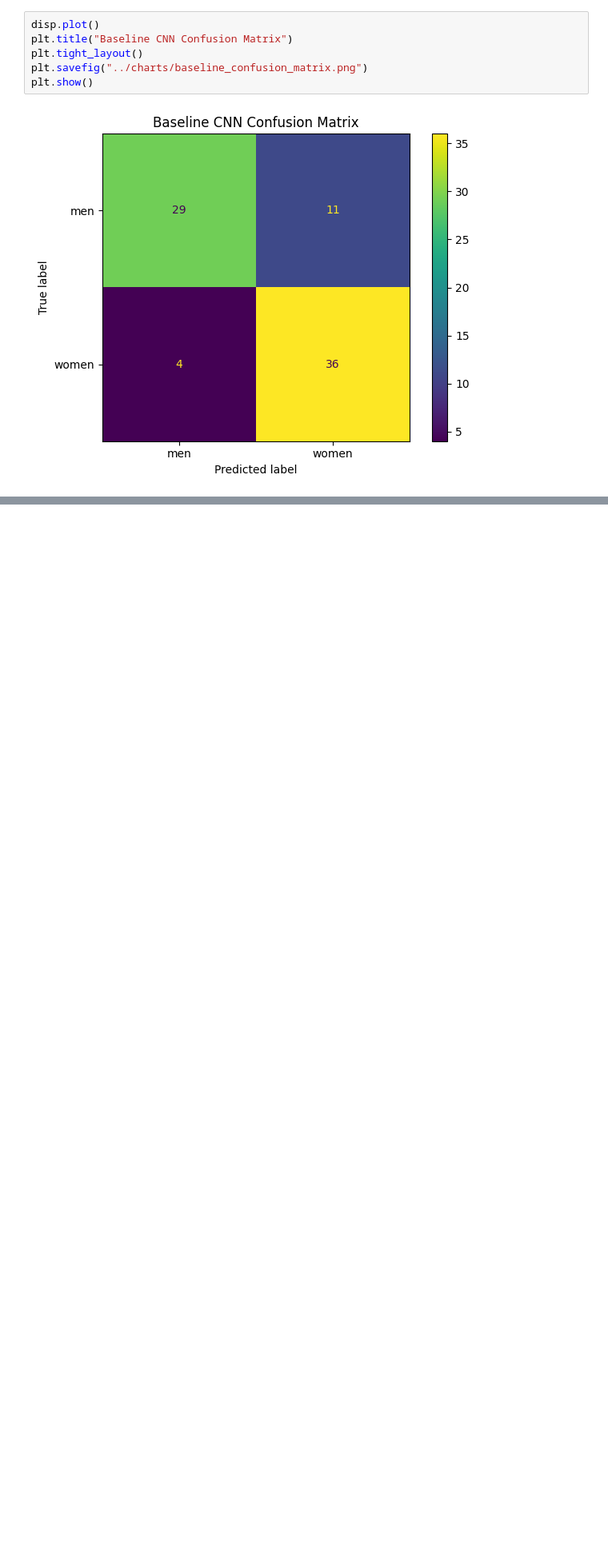
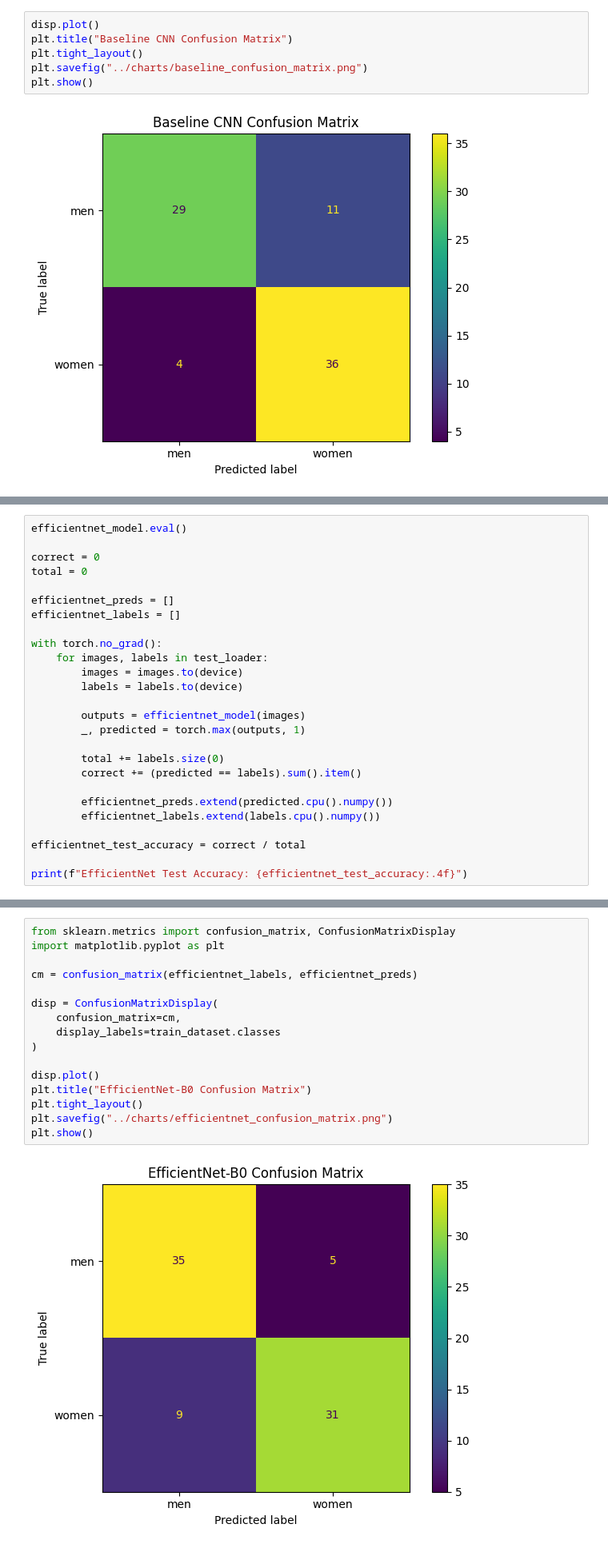
Before and after one commit to myahid1/Gender_Classification_Project, a Jupyter notebook: notebooks/01_eda.ipynb, the cells around one changed output, grey strips where cells are left out. Shown at 80% size. Cells and saved outputs as stored; diff of their text form; blank space fills up the shorter version.

```diff
--- a/notebooks/01_eda.ipynb
+++ b/notebooks/01_eda.ipynb
@@ -475,0 +516,26 @@ plt.show()
+# %%
+efficientnet_model.eval()
+
+correct = 0
+total = 0
+
+efficientnet_preds = []
+efficientnet_labels = []
+
+with torch.no_grad():
+    for images, labels in test_loader:
+        images = images.to(device)
+        labels = labels.to(device)
+
+        outputs = efficientnet_model(images)
+        _, predicted = torch.max(outputs, 1)
+
+        total += labels.size(0)
+        correct += (predicted == labels).sum().item()
+
+        efficientnet_preds.extend(predicted.cpu().numpy())
+        efficientnet_labels.extend(labels.cpu().numpy())
+
+efficientnet_test_accuracy = correct / total
+
+print(f"EfficientNet Test Accuracy: {efficientnet_test_accuracy:.4f}")
@@ -475,0 +562,18 @@ plt.show()
+# %%
+from sklearn.metrics import confusion_matrix, ConfusionMatrixDisplay
+import matplotlib.pyplot as plt
+
+cm = confusion_matrix(efficientnet_labels, efficientnet_preds)
+
+disp = ConfusionMatrixDisplay(
+    confusion_matrix=cm,
+    display_labels=train_dataset.classes
+)
+
+disp.plot()
+plt.title("EfficientNet-B0 Confusion Matrix")
+plt.tight_layout()
+plt.savefig("../charts/efficientnet_confusion_matrix.png")
+plt.show()
+# %% [output]
+[figure, added]
```
Also changed, not shown: parts of 24 cells of this notebook, 2 other files.
